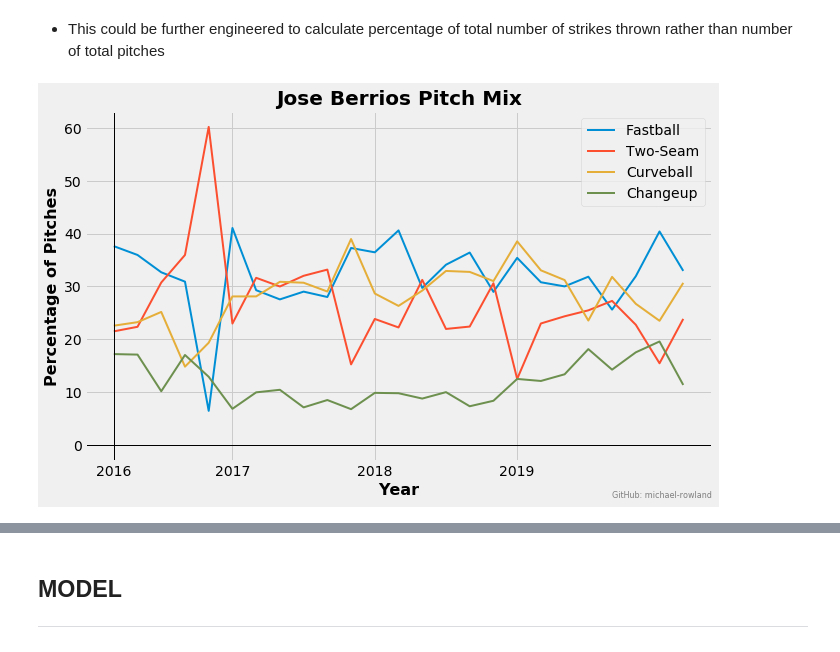
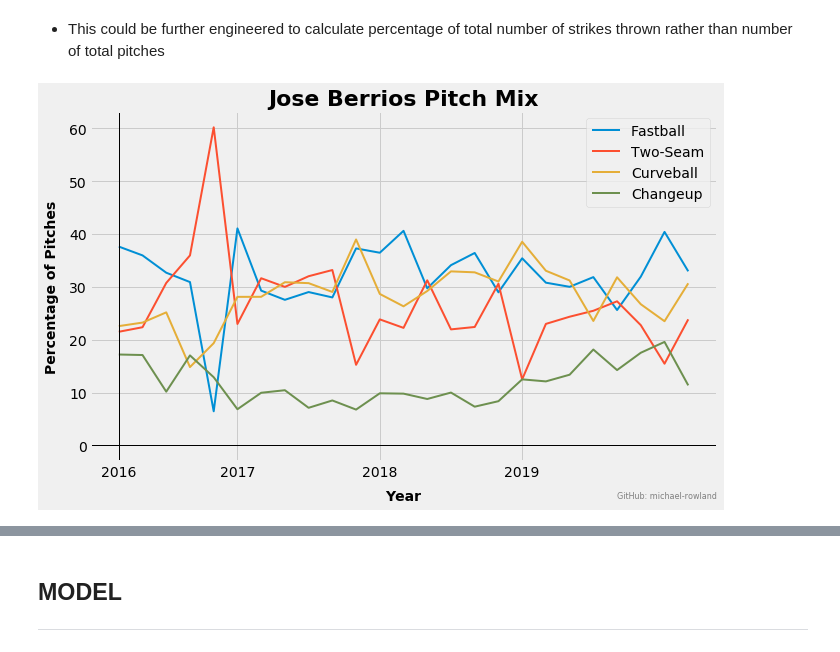
Before and after one commit to michael-rowland/Pitch-Predictions, a Jupyter notebook: Pitch-Predictions.ipynb, the cells around one changed output, grey strips where cells are left out. Saved outputs shown, nothing was run; the diff lists cells and outputs as text; code cells hidden in the pictures.

```diff
--- a/Pitch-Predictions.ipynb
+++ b/Pitch-Predictions.ipynb
@@ -354,26 +354,28 @@ plot_data.columns = ['Fastball', 'Two-Seam', 'Curveball', 'Changeup']
 # %%
 plt.style.use('fivethirtyeight')
 
 fig, ax = plt.subplots(figsize=(10, 6))
 
 for pitch in plot_data.columns:
   plt.plot(range(len(plot_data)), plot_data[pitch],
            label=pitch, linewidth=2)
 
 ax.legend()
 
 ax.set_title('Jose Berrios Pitch Mix', fontsize=22, fontweight='bold')
-ax.set_xlabel('Year', fontsize=14, fontweight='bold')
-ax.set_ylabel('Percentage of Pitches', fontsize=14, fontweight='bold')
+ax.set_xlabel('Year',
+              fontsize=14, fontweight='bold', labelpad=10)
+ax.set_ylabel('Percentage of Pitches',
+              fontsize=14, fontweight='bold', labelpad=10)
 
 ax.set_xticks([0, 5, 11, 17])
 ax.set_xticklabels(range(2016, 2020))
 ax.set_yticklabels(range(-10,70,10))
 
 ax.axhline(y=0, color='black', linewidth=1)
 ax.axvline(x=0, color='black', linewidth=1)
 ax.text(x=21, y=-0.1, s='GitHub: michael-rowland', fontsize=8, color='grey')
-
+plt.savefig('Pitch-Mix.png', format='png', dpi=300, bbox_inches='tight')
 plt.show()
 # %% [output]
-[figure, old version]
+[figure, new version]
```
Also changed, not shown: parts of 6 cells of this notebook, 1 other file.
